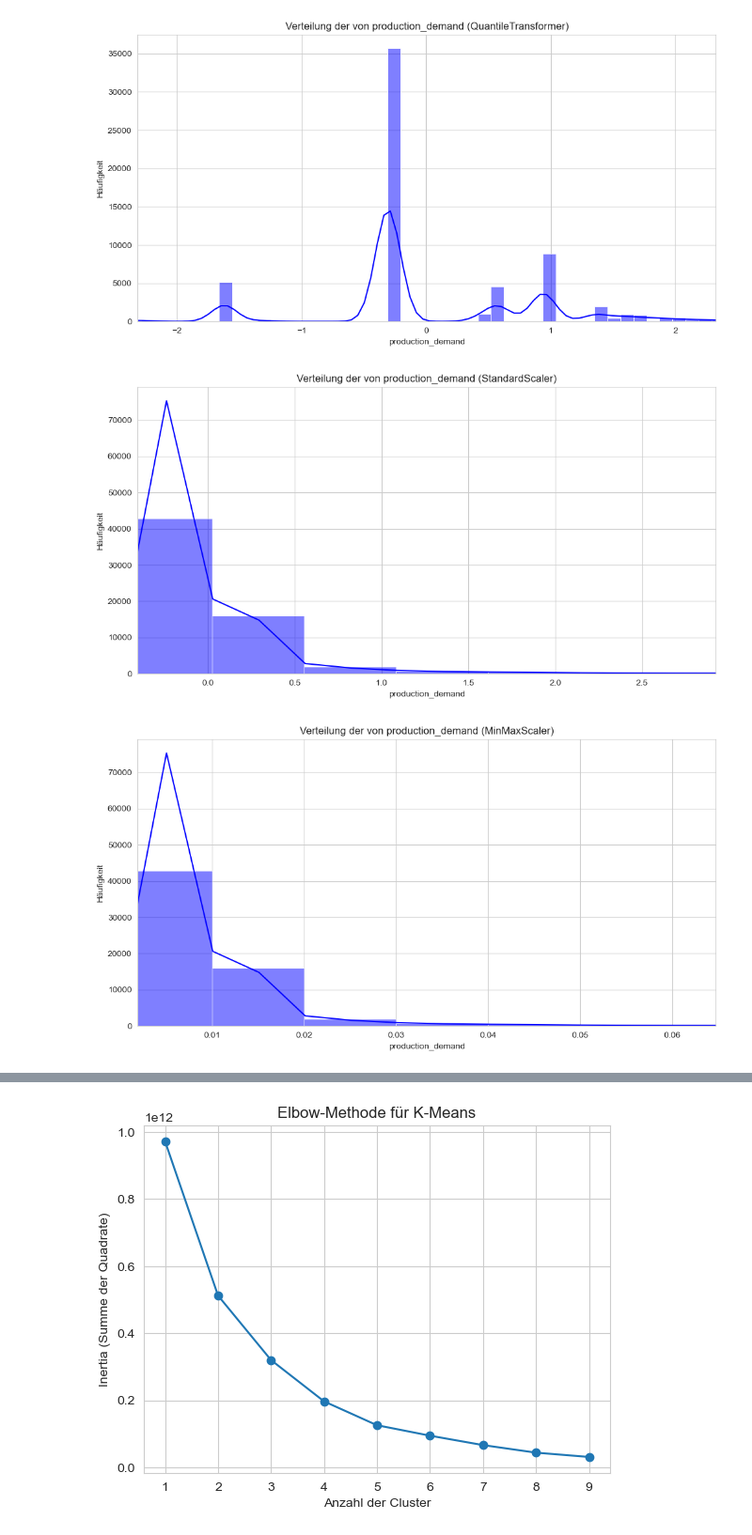
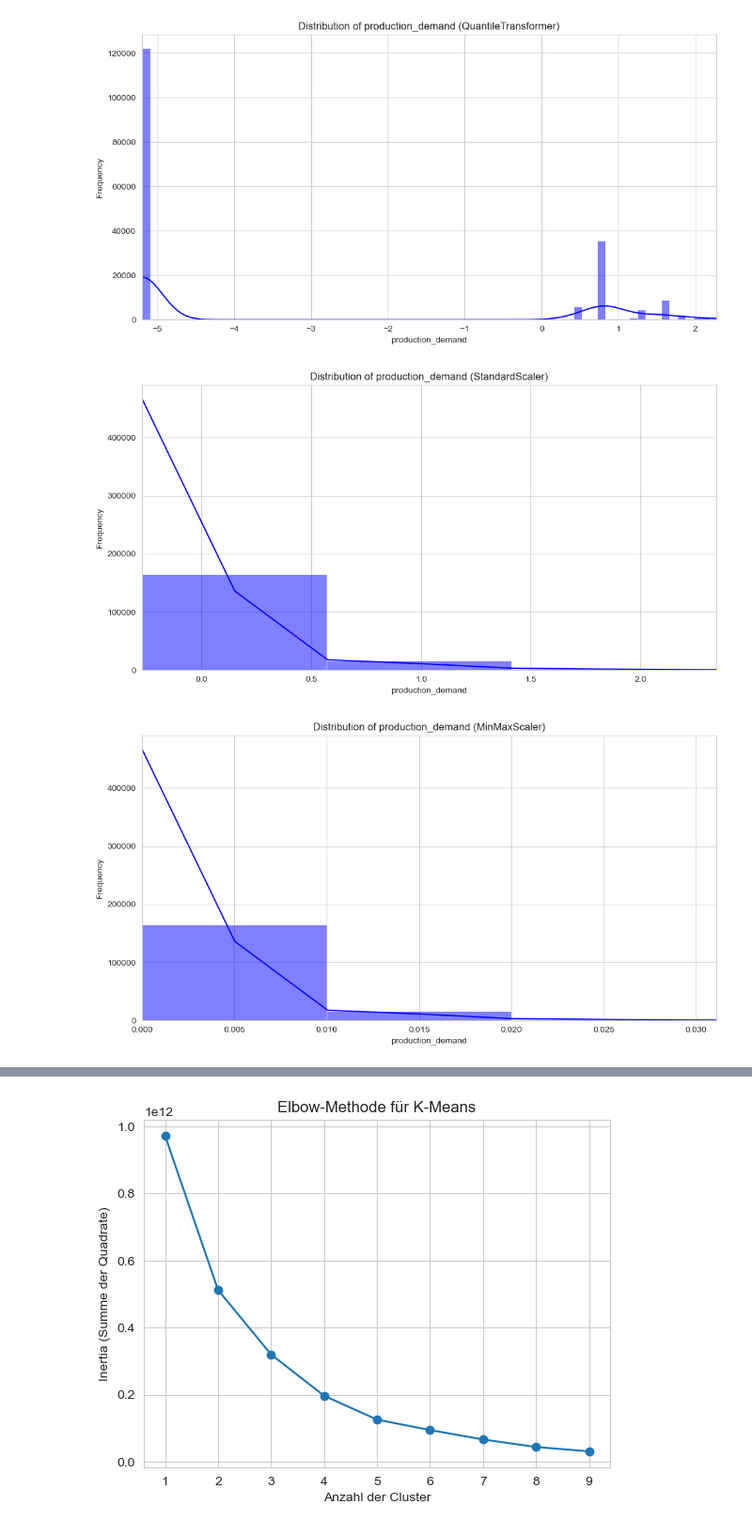
Before and after one commit to Y0d4l3/forecast-ki, a Jupyter notebook: plot.ipynb, the cells around one changed output, grey strips where cells are left out. Shown at 94% size. Drawn from its saved outputs; the diff is of its cells as text; code cells hidden in the pictures.

```diff
--- a/plot.ipynb
+++ b/plot.ipynb
@@ -32,7 +38,7 @@ features = ['production_demand', 'stock', 'net_raw_demand', 'preview_sum']
 feature = 'production_demand'
 
 data = pd.read_csv('data/processed_data.csv')
-data = data[data[feature] > 0]
+#data = data[data[feature] > 0]
 #data = data[(data[feature] >= 0) & (data[feature] <= 2000)]
 #data = data[(data[feature] >= 20000)]
 
@@ -44,7 +50,6 @@ scalers = {
     'MinMaxScaler': MinMaxScaler(),
 }
 
-# Plots generieren
 for name, scaler in scalers.items():
     transformed_data = data[[feature]].copy()
 
@@ -55,12 +60,12 @@ for name, scaler in scalers.items():
     else:
         transformed_data[feature] = scaler.fit_transform(data[[feature]])
 
-    # Histogramm
+    # Histogram
     plt.figure(figsize=(12, 6))
     sns.histplot(transformed_data[feature], bins=100, kde=True, color='blue')
-    plt.title(f'Verteilung der von {feature} ({name})')
+    plt.title(f'Distribution of {feature} ({name})')
     plt.xlabel(feature)
-    plt.ylabel('Häufigkeit')
+    plt.ylabel('Frequency')
     plt.grid(True)
     plt.xlim(transformed_data[feature].quantile(0.01), transformed_data[feature].quantile(0.99))
     plt.show()
@@ -79,6 +84,6 @@ for name, scaler in scalers.items():
-[figure, old version]
+[figure, new version]
-[figure, old version]
+[figure, new version]
-[figure, old version]
+[figure, new version]
 # %%
 import pandas as pd
 import matplotlib.pyplot as plt
```
Also changed, not shown: parts of 4 cells of this notebook, 2 other files.
